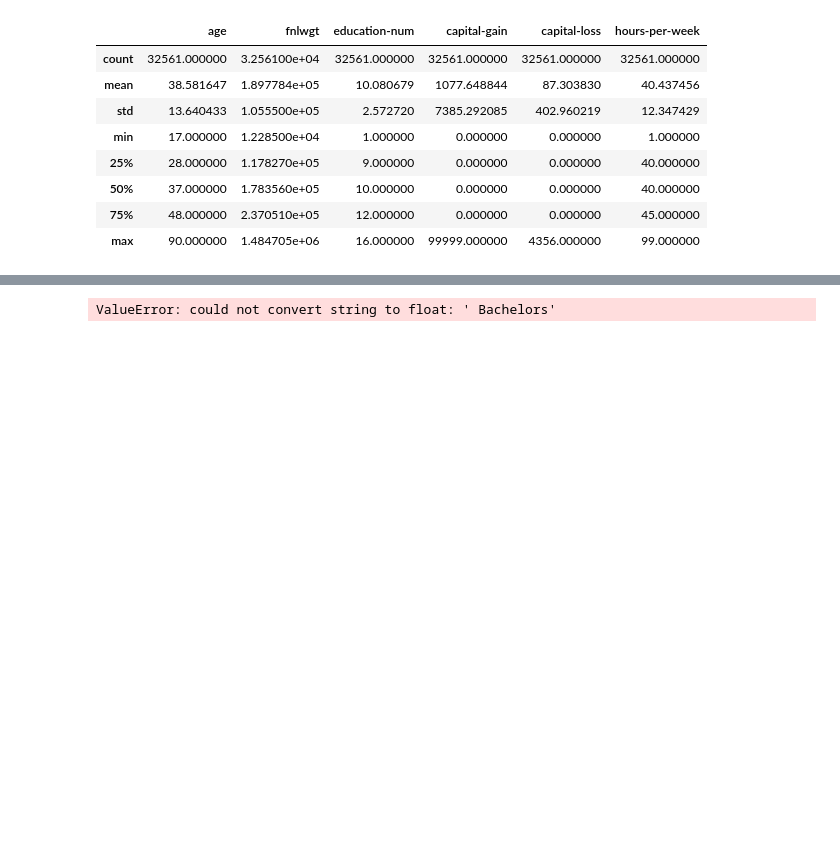
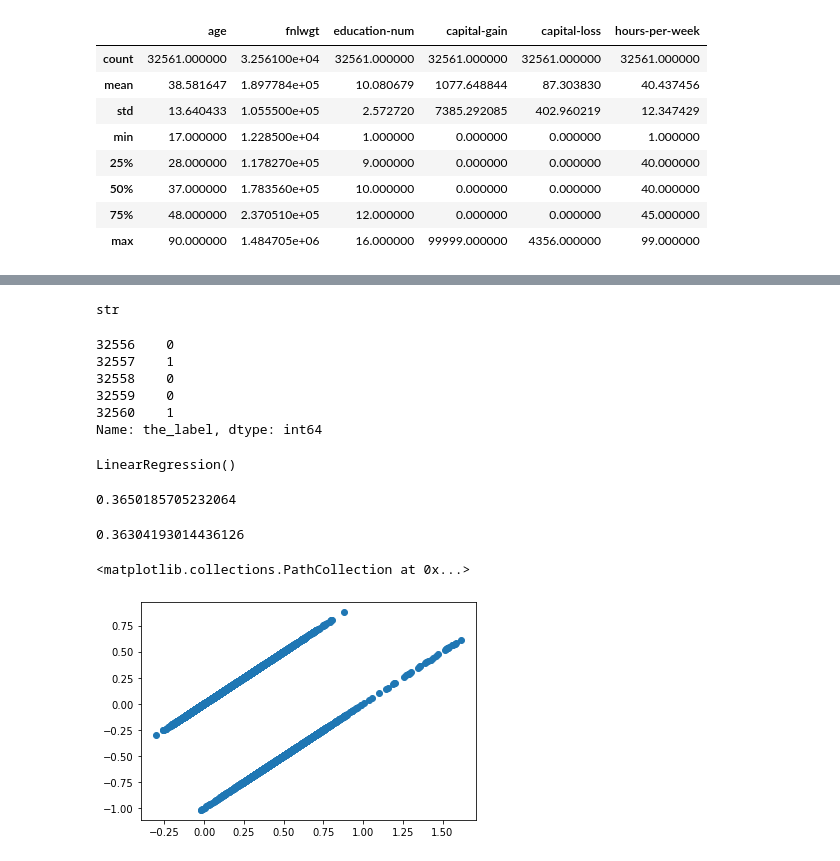
Before and after one commit to anchorlightforge/world-study, a Jupyter notebook: project2/coding/cleaning_data_JA.ipynb, the cells around one changed output, grey strips where cells are left out. Cells and saved outputs as stored; diff of their text form; code cells hidden in the pictures; blank space fills up the shorter version.

```diff
--- a/project2/coding/cleaning_data_JA.ipynb
+++ b/project2/coding/cleaning_data_JA.ipynb
@@ -80,0 +158,4 @@ y= df_3['the_label']
+# %%
+type(y[0])
+# %% [output]
+str
@@ -81,10 +170,29 @@ y= df_3['the_label']
+# %%
+Y = y.map(lambda y: replace_with_binary(y))
+Y.tail()
+# %% [output]
+32556    0
+32557    1
+32558    0
+32559    0
+32560    1
+Name: the_label, dtype: int64
 # %%
 #splitting the data
-x_train, x_test, y_train, y_test = train_test_split(x, y, test_size = 0.2, random_state = 42)
+X_train, X_test, Y_train, Y_test = train_test_split(X, Y, test_size = 0.2, random_state = 42)
 # %%
 #creating the LinearRegression module and fitting in the data
-LR=LinearRegression()
+model=LinearRegression()
 #fitting the model into the dataset
-LR.fit(x_train,y_train)
+model.fit(X_train,Y_train)
 # %% [output]
-ValueError: could not convert string to float: ' Bachelors'
+LinearRegression()
+# %%
+model.score(X_test,Y_test)
+# %% [output]
+0.3650185705232064
+# %%
+Y_pred = model.predict(X_test)
+model.score(X_train,Y_train)
+# %% [output]
+0.36304193014436126
@@ -90,0 +201,5 @@ ValueError: could not convert string to float: ' Bachelors'
+# %%
+plt.scatter(Y_pred, Y_pred-Y_test)
+# %% [output]
+<matplotlib.collections.PathCollection at 0x...>
+[figure, added]
```
Also changed, not shown: parts of 17 cells of this notebook, 1 other file.
